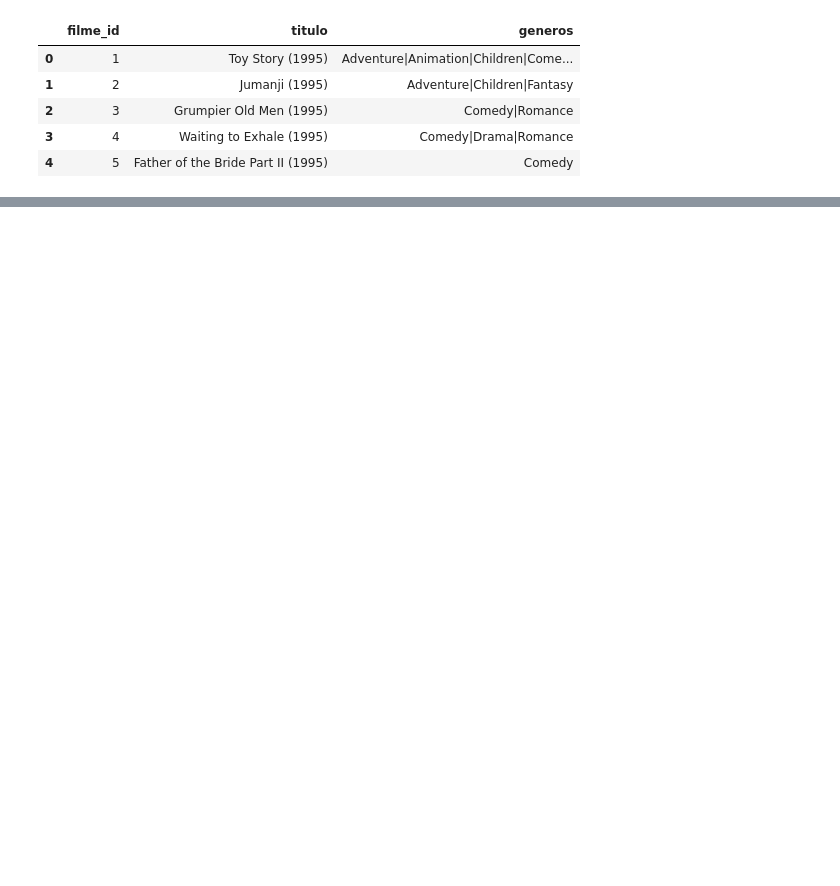
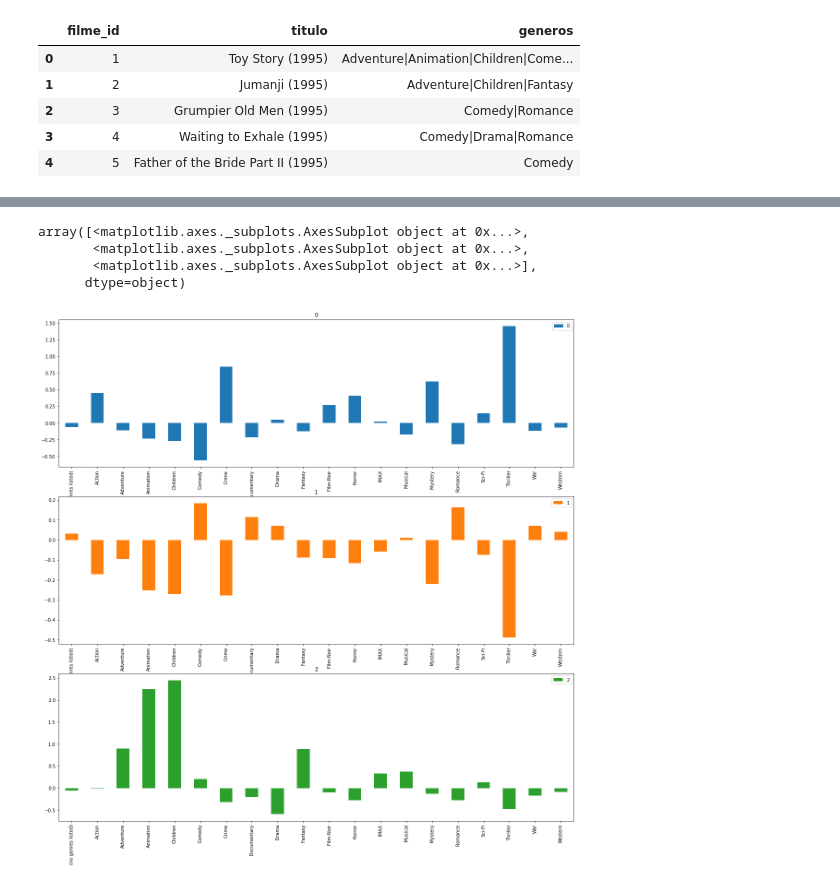
Before and after one commit to samusolva/aprendizado_nao_supervisionado, a Jupyter notebook: filmes.ipynb, the cells around one changed output, grey strips where cells are left out. Cells and saved outputs as stored; diff of their text form; code cells hidden in the pictures; blank space fills up the shorter version.

```diff
--- a/filmes.ipynb
+++ b/filmes.ipynb
@@ -29,3 +47,7 @@ dados_dos_filmes.head()
 | 2 | 3 | Grumpier Old Men (1995) | Comedy|Romance | 0 | 0 | 0 | 0 | 0 | 1 | ... |
 | 3 | 4 | Waiting to Exhale (1995) | Comedy|Drama|Romance | 0 | 0 | 0 | 0 | 0 | 1 | ... |
 | 4 | 5 | Father of the Bride Part II (1995) | Comedy | 0 | 0 | 0 | 0 | 0 | 1 | ... |
+# %%
+scaler = StandardScaler()
+generos_escaldos = scaler.fit_transform(generos)
+generos_escaldos
@@ -31,0 +68,5 @@ dados_dos_filmes.head()
+# %%
+modelo = KMeans(n_clusters=3)
+modelo.fit(generos_escaldos)
+
+modelo.labels_
@@ -31,0 +75,5 @@ dados_dos_filmes.head()
+# %%
+grupos = pd.DataFrame(modelo.cluster_centers_,
+                      columns=generos.columns)
+
+grupos
@@ -31,0 +85,10 @@ dados_dos_filmes.head()
+# %%
+grupos.transpose().plot.bar(subplots=True,
+                            figsize=(20,20),
+                            sharex=False)
+# %% [output]
+array([<matplotlib.axes._subplots.AxesSubplot object at 0x...>,
+       <matplotlib.axes._subplots.AxesSubplot object at 0x...>,
+       <matplotlib.axes._subplots.AxesSubplot object at 0x...>],
+      dtype=object)
+[figure, added]
```
Also changed, not shown: parts of 15 cells of this notebook.
